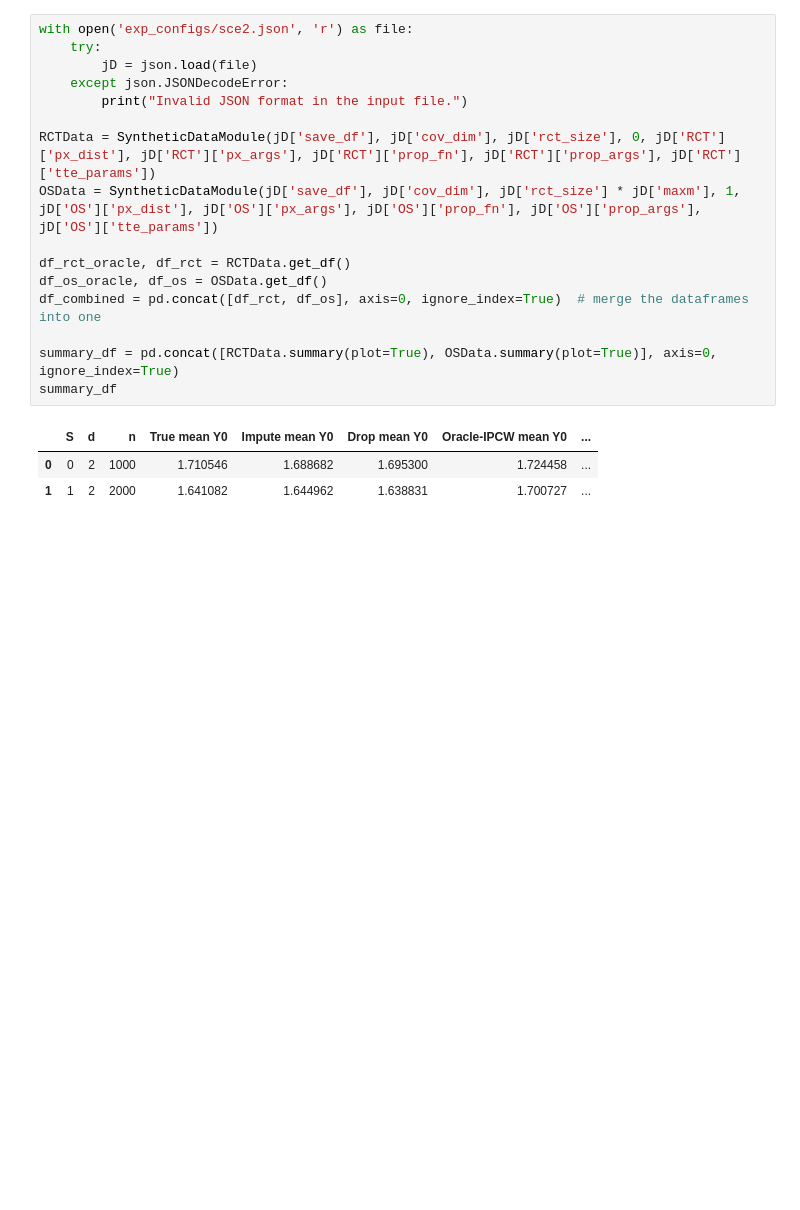
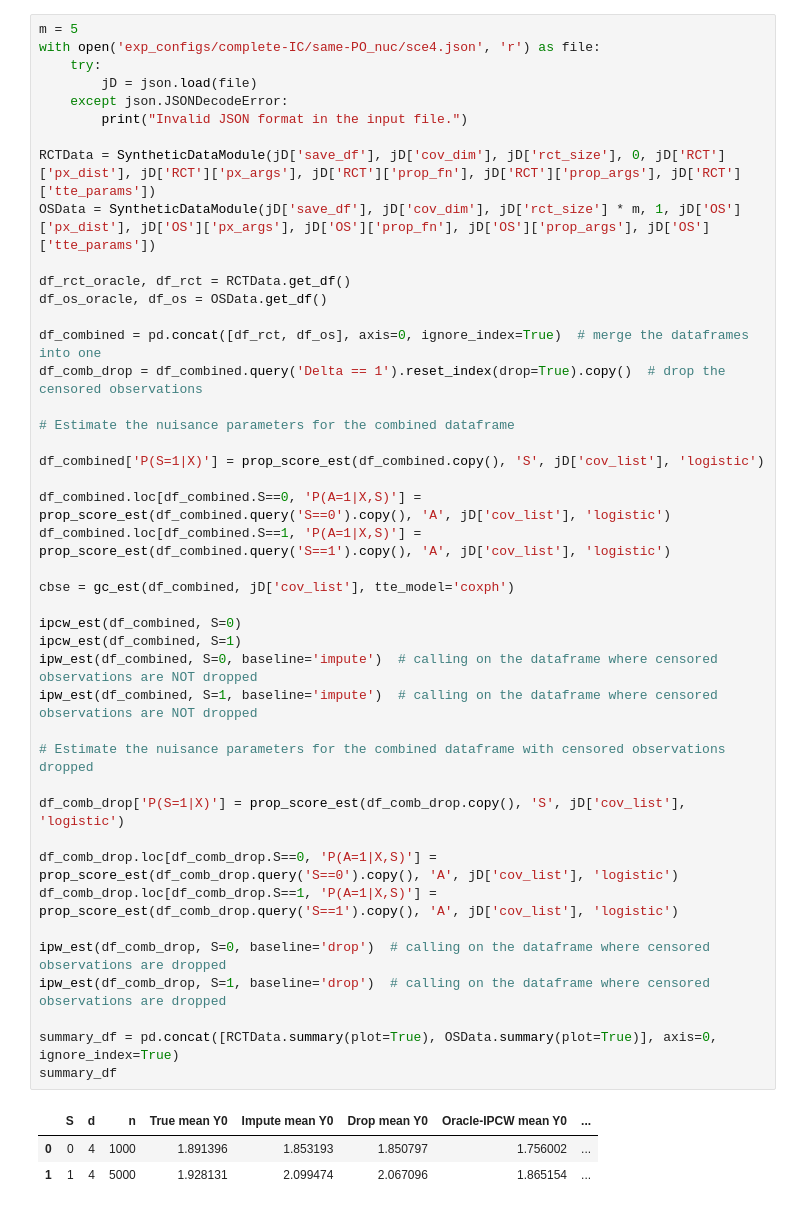
Before and after one commit to demireal/censored-mmr, a Jupyter notebook: main.ipynb, the cells around one changed output. Cells and saved outputs as stored; diff of their text form; blank space fills up the shorter version.

```diff
--- a/main.ipynb
+++ b/main.ipynb
@@ -11,22 +11,49 @@ from SyntheticDataModule import *
 from estimators import *
 from utils import *
 # %%
-with open('exp_configs/sce2.json', 'r') as file:
+m = 5
+with open('exp_configs/complete-IC/same-PO_nuc/sce4.json', 'r') as file:
     try:
         jD = json.load(file)
     except json.JSONDecodeError:
         print("Invalid JSON format in the input file.")
 
 RCTData = SyntheticDataModule(jD['save_df'], jD['cov_dim'], jD['rct_size'], 0, jD['RCT']['px_dist'], jD['RCT']['px_args'], jD['RCT']['prop_fn'], jD['RCT']['prop_args'], jD['RCT']['tte_params'])
-OSData = SyntheticDataModule(jD['save_df'], jD['cov_dim'], jD['rct_size'] * jD['maxm'], 1, jD['OS']['px_dist'], jD['OS']['px_args'], jD['OS']['prop_fn'], jD['OS']['prop_args'], jD['OS']['tte_params'])
+OSData = SyntheticDataModule(jD['save_df'], jD['cov_dim'], jD['rct_size'] * m, 1, jD['OS']['px_dist'], jD['OS']['px_args'], jD['OS']['prop_fn'], jD['OS']['prop_args'], jD['OS']['tte_params'])
 
 df_rct_oracle, df_rct = RCTData.get_df()
 df_os_oracle, df_os = OSData.get_df()
+
 df_combined = pd.concat([df_rct, df_os], axis=0, ignore_index=True)  # merge the dataframes into one
+df_comb_drop = df_combined.query('Delta == 1').reset_index(drop=True).copy()  # drop the censored observations
+
+# Estimate the nuisance parameters for the combined dataframe
+
+df_combined['P(S=1|X)'] = prop_score_est(df_combined.copy(), 'S', jD['cov_list'], 'logistic')
+
+df_combined.loc[df_combined.S==0, 'P(A=1|X,S)'] = prop_score_est(df_combined.query('S==0').copy(), 'A', jD['cov_list'], 'logistic')
+df_combined.loc[df_combined.S==1, 'P(A=1|X,S)'] = prop_score_est(df_combined.query('S==1').copy(), 'A', jD['cov_list'], 'logistic')
+
+cbse = gc_est(df_combined, jD['cov_list'], tte_model='coxph')
+
+ipcw_est(df_combined, S=0)
+ipcw_est(df_combined, S=1)
+ipw_est(df_combined, S=0, baseline='impute')  # calling on the dataframe where censored observations are NOT dropped
+ipw_est(df_combined, S=1, baseline='impute')  # calling on the dataframe where censored observations are NOT dropped
+
+# Estimate the nuisance parameters for the combined dataframe with censored observations dropped
+
+df_comb_drop['P(S=1|X)'] = prop_score_est(df_comb_drop.copy(), 'S', jD['cov_list'], 'logistic')
+
+df_comb_drop.loc[df_comb_drop.S==0, 'P(A=1|X,S)'] = prop_score_est(df_comb_drop.query('S==0').copy(), 'A', jD['cov_list'], 'logistic')
+df_comb_drop.loc[df_comb_drop.S==1, 'P(A=1|X,S)'] = prop_score_est(df_comb_drop.query('S==1').copy(), 'A', jD['cov_list'], 'logistic')
+
+ipw_est(df_comb_drop, S=0, baseline='drop')  # calling on the dataframe where censored observations are dropped
+ipw_est(df_comb_drop, S=1, baseline='drop')  # calling on the dataframe where censored observations are dropped
 
 summary_df = pd.concat([RCTData.summary(plot=True), OSData.summary(plot=True)], axis=0, ignore_index=True)
 summary_df
 # %% [output]
 |  | S | d | n | True mean Y0 | Impute mean Y0 | Drop mean Y0 | Oracle-IPCW mean Y0 | ... |
-| 0 | 0 | 2 | 1000 | 1.710546 | 1.688682 | 1.695300 | 1.724458 | ... |
-| 1 | 1 | 2 | 2000 | 1.641082 | 1.644962 | 1.638831 | 1.700727 | ... |
+| 0 | 0 | 4 | 1000 | 1.891396 | 1.853193 | 1.850797 | 1.756002 | ... |
+| 1 | 1 | 4 | 5000 | 1.928131 | 2.099474 | 2.067096 | 1.865154 | ... |
```
Also changed, not shown: parts of 19 cells of this notebook, 35 other files.
